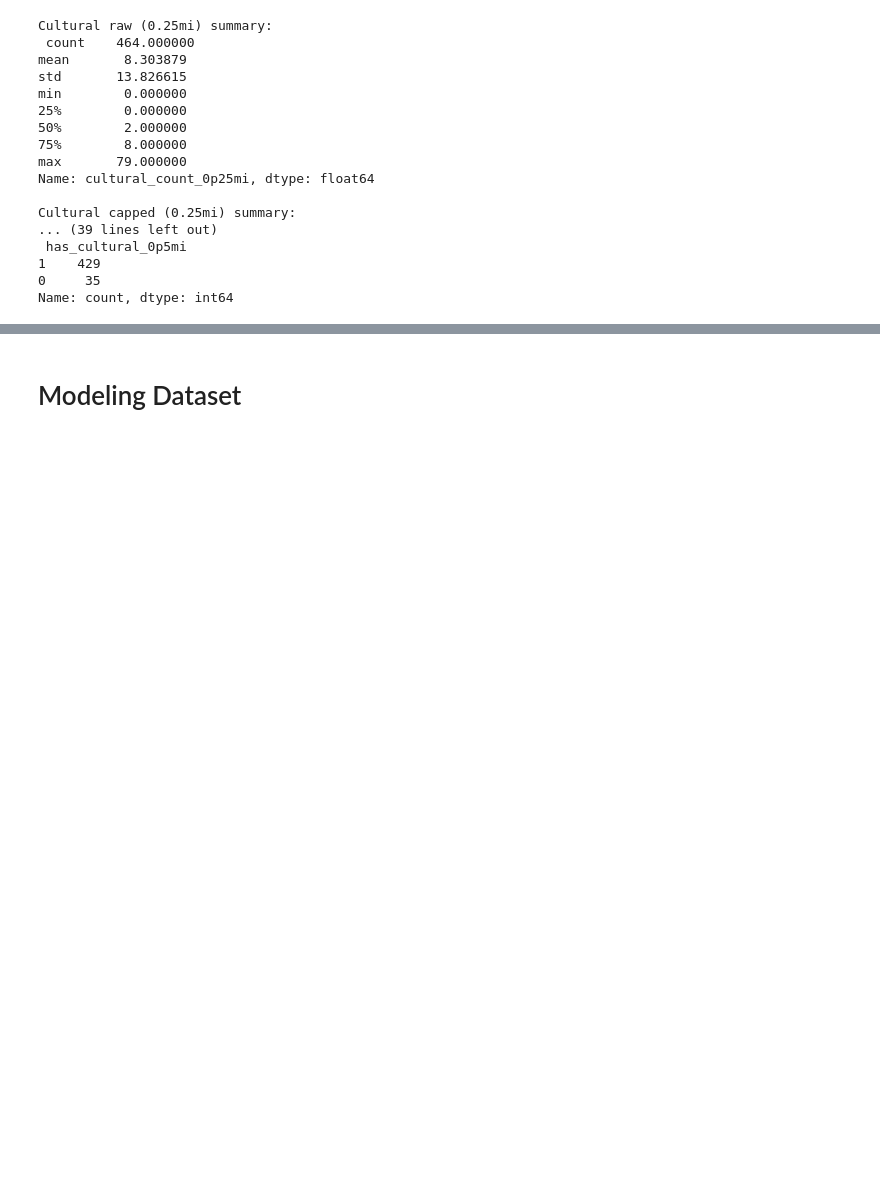
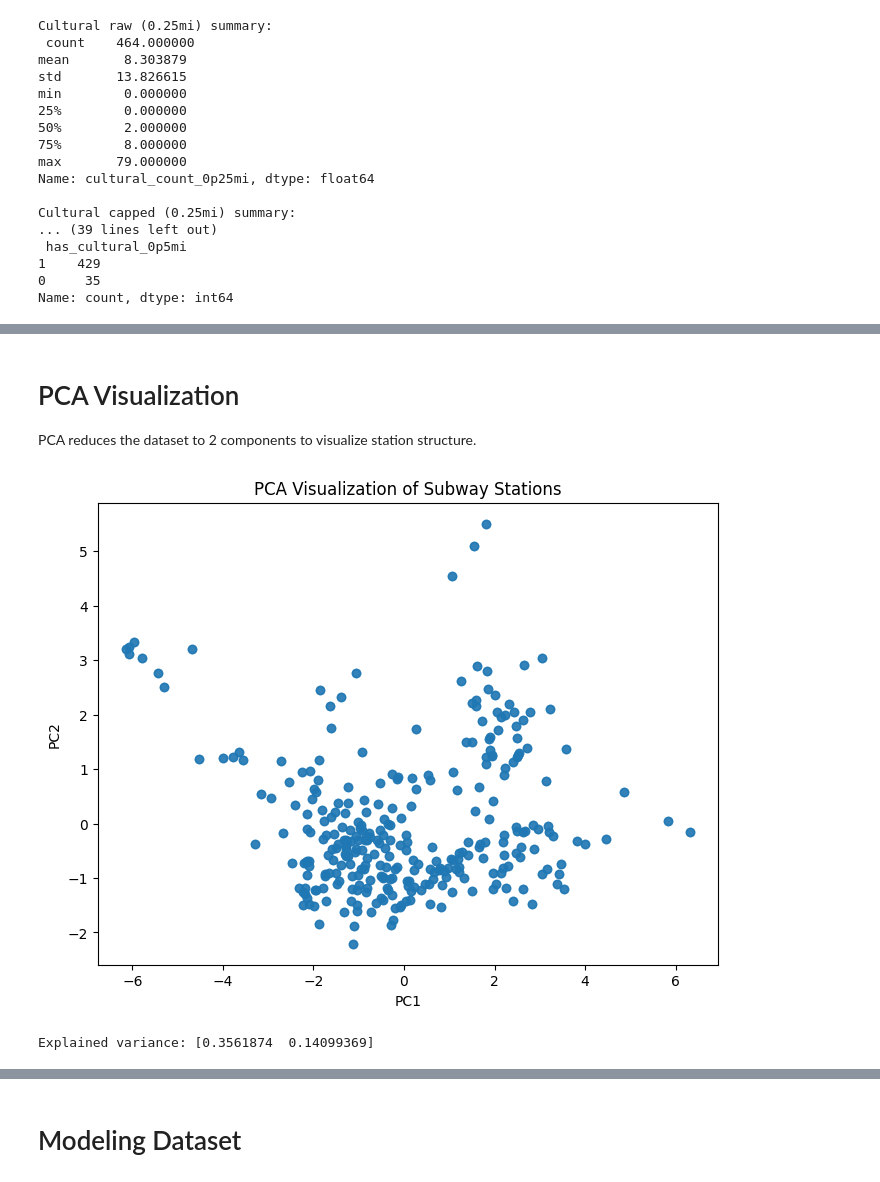
Before and after one commit to hawa1983/Capstone, a Jupyter notebook: ibx_capstone_v4.ipynb, the cells around one changed output, grey strips where cells are left out. Drawn from its saved outputs; the diff is of its cells as text; code cells hidden in the pictures; blank space fills up the shorter version.

```diff
--- a/ibx_capstone_v4.ipynb
+++ b/ibx_capstone_v4.ipynb
@@ -8620,0 +9220,50 @@ KeyboardInterrupt:
+# %% [markdown]
+# PCA Visualization
+
+PCA reduces the dataset to 2 components to visualize station structure.
+# %%
+import pandas as pd
+import matplotlib.pyplot as plt
+
+from sklearn.preprocessing import StandardScaler
+from sklearn.decomposition import PCA
+
+df = pd.read_csv("ridership_station_features_merged.csv")
+
+df = df[df["borough"] != "Manhattan"]
+df = df[~df["station_complex"].str.lower().str.startswith("ibx", na=False)]
+
+features = [
+    "pct_hh_no_vehicle_0p5mi",
+    "jobs_0p5mi",
+    "citibike_count_0p5mi",
+    "population_0p5mi",
+    "bus_routes_0p5mi",
+    "subway_lines_0p5mi",
+    "landuse_entropy_0p5mi",
+    "dist_to_commuter_stop_mi",
+    "pct_transit_0p5mi",
+    "pct_wfh_0p5mi",
+    "pct_walked_0p5mi",
+    "intersection_density_0p5mi"
+]
+
+data = df[features].dropna()
+
+scaler = StandardScaler()
+X_scaled = scaler.fit_transform(data)
+
+pca = PCA(n_components=2)
+X_pca = pca.fit_transform(X_scaled)
+
+plt.figure(figsize=(8,6))
+plt.scatter(X_pca[:,0], X_pca[:,1], alpha=0.7)
+plt.xlabel("PC1")
+plt.ylabel("PC2")
+plt.title("PCA Visualization of Subway Stations")
+plt.show()
+
+print("Explained variance:", pca.explained_variance_ratio_)
+# %% [output]
+[figure, added]
+Explained variance: [0.3561874  0.14099369]
```
Also changed, not shown: parts of 65 cells of this notebook.
